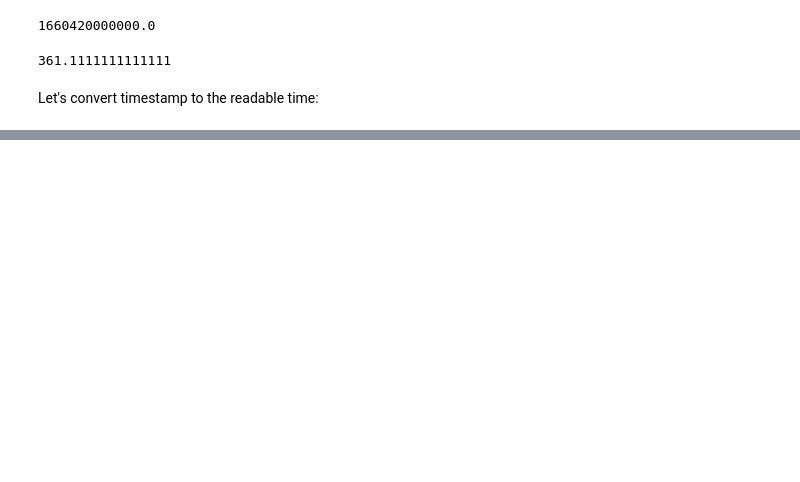
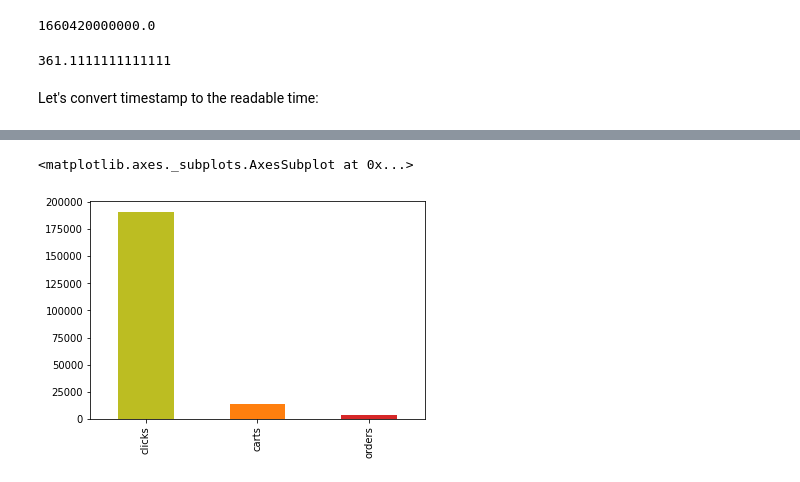
Before and after one commit to satishgc227/git-test, a Jupyter notebook: OTTO_RECOMMENDER_SYSTEM.ipynb, the cells around one changed output, grey strips where cells are left out. Cells and saved outputs as stored; diff of their text form; code cells hidden in the pictures; blank space fills up the shorter version.

```diff
--- a/OTTO_RECOMMENDER_SYSTEM.ipynb
+++ b/OTTO_RECOMMENDER_SYSTEM.ipynb
@@ -264,4 +266,8 @@ df.groupby('session').size().plot.hist()
 # %%
 colors = ['tab:olive', 'tab:orange', 'tab:red']
 
-df.groupby('session').type.value_counts().plot(kind='bar', color=colors)
+
+df.query('session in @idx_0').type.value_counts(normalize=False).plot(kind='bar', color=colors)
+# %% [output]
+<matplotlib.axes._subplots.AxesSubplot at 0x...>
+[figure, added]
```
Also changed, not shown: parts of 19 cells of this notebook.
